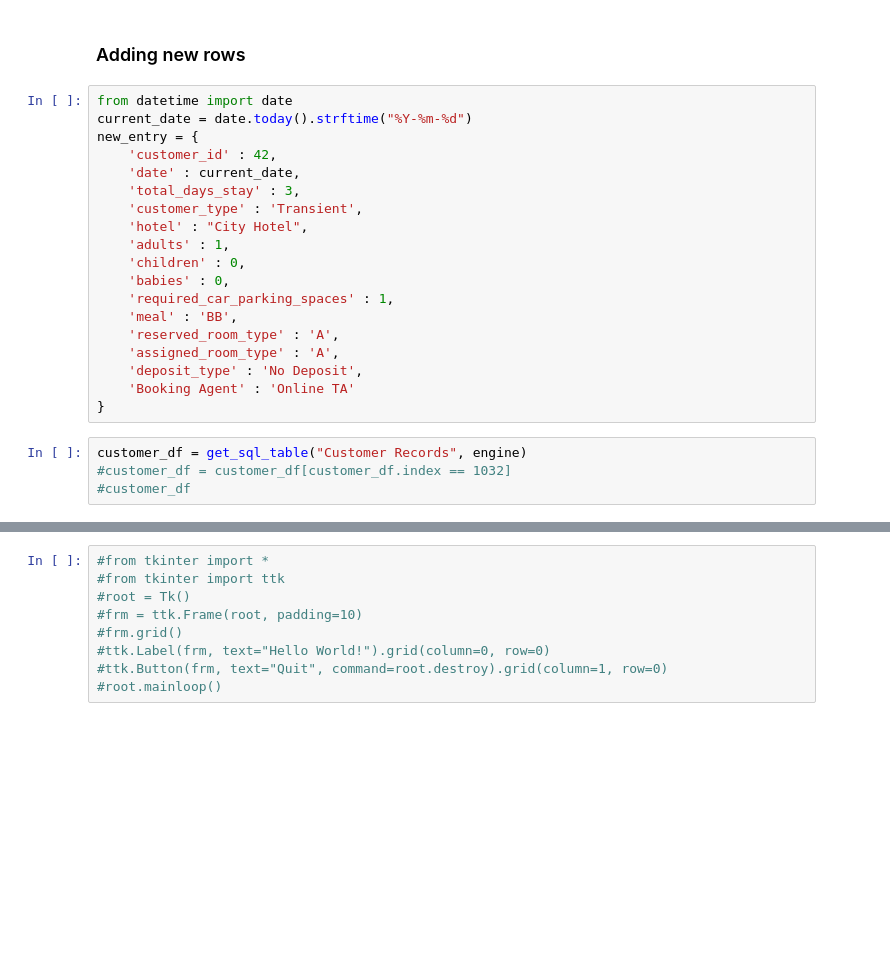
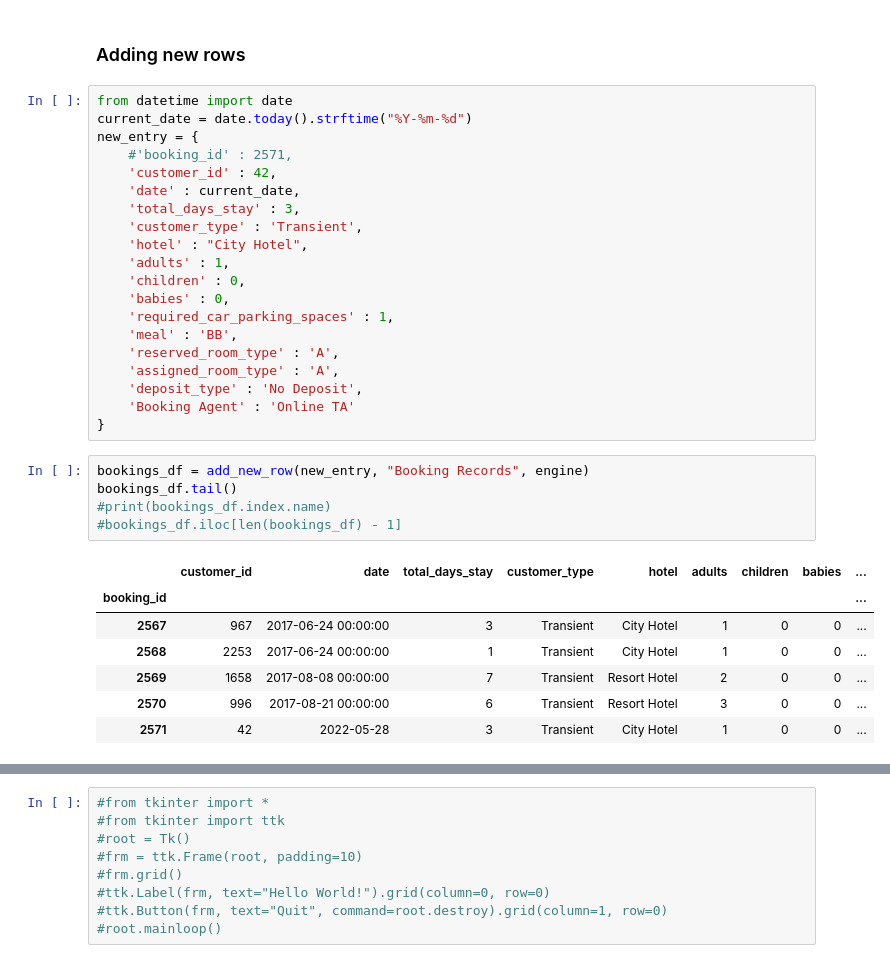
Before and after one commit to sheldyso/Database-implementation-project, a Jupyter notebook: Data Pipeline Integration.ipynb, the cells around one changed output, grey strips where cells are left out. Saved outputs shown, nothing was run; the diff lists cells and outputs as text; blank space fills up the shorter version.

```diff
--- a/Data Pipeline Integration.ipynb
+++ b/Data Pipeline Integration.ipynb
@@ -404,6 +408,7 @@ The get_sql_table funtion is fairly simple. It takes a table name as a parameter
 from datetime import date
 current_date = date.today().strftime("%Y-%m-%d")
 new_entry = {
+    #'booking_id' : 2571,
     'customer_id' : 42,
     'date' : current_date,
     'total_days_stay' : 3,
@@ -419,10 +424,19 @@ new_entry = {
     'deposit_type' : 'No Deposit',
     'Booking Agent' : 'Online TA'
 }
-# %%
-customer_df = get_sql_table("Customer Records", engine)
-#customer_df = customer_df[customer_df.index == 1032]
-#customer_df
+# %%
+bookings_df = add_new_row(new_entry, "Booking Records", engine)
+bookings_df.tail()
+#print(bookings_df.index.name)
+#bookings_df.iloc[len(bookings_df) - 1]
+# %% [output]
+|  | customer_id | date | total_days_stay | customer_type | hotel | adults | children | babies | ... |
+| booking_id |  |  |  |  |  |  |  |  | ... |
+| 2567 | 967 | 2017-06-24 00:00:00 | 3 | Transient | City Hotel | 1 | 0 | 0 | ... |
+| 2568 | 2253 | 2017-06-24 00:00:00 | 1 | Transient | City Hotel | 1 | 0 | 0 | ... |
+| 2569 | 1658 | 2017-08-08 00:00:00 | 7 | Transient | Resort Hotel | 2 | 0 | 0 | ... |
+| 2570 | 996 | 2017-08-21 00:00:00 | 6 | Transient | Resort Hotel | 3 | 0 | 0 | ... |
+| 2571 | 42 | 2022-05-28 | 3 | Transient | City Hotel | 1 | 0 | 0 | ... |
 # %%
 process_booking(**new_entry)
 # %% [output]
```
Also changed, not shown: parts of 2 cells of this notebook, 1 other file.
